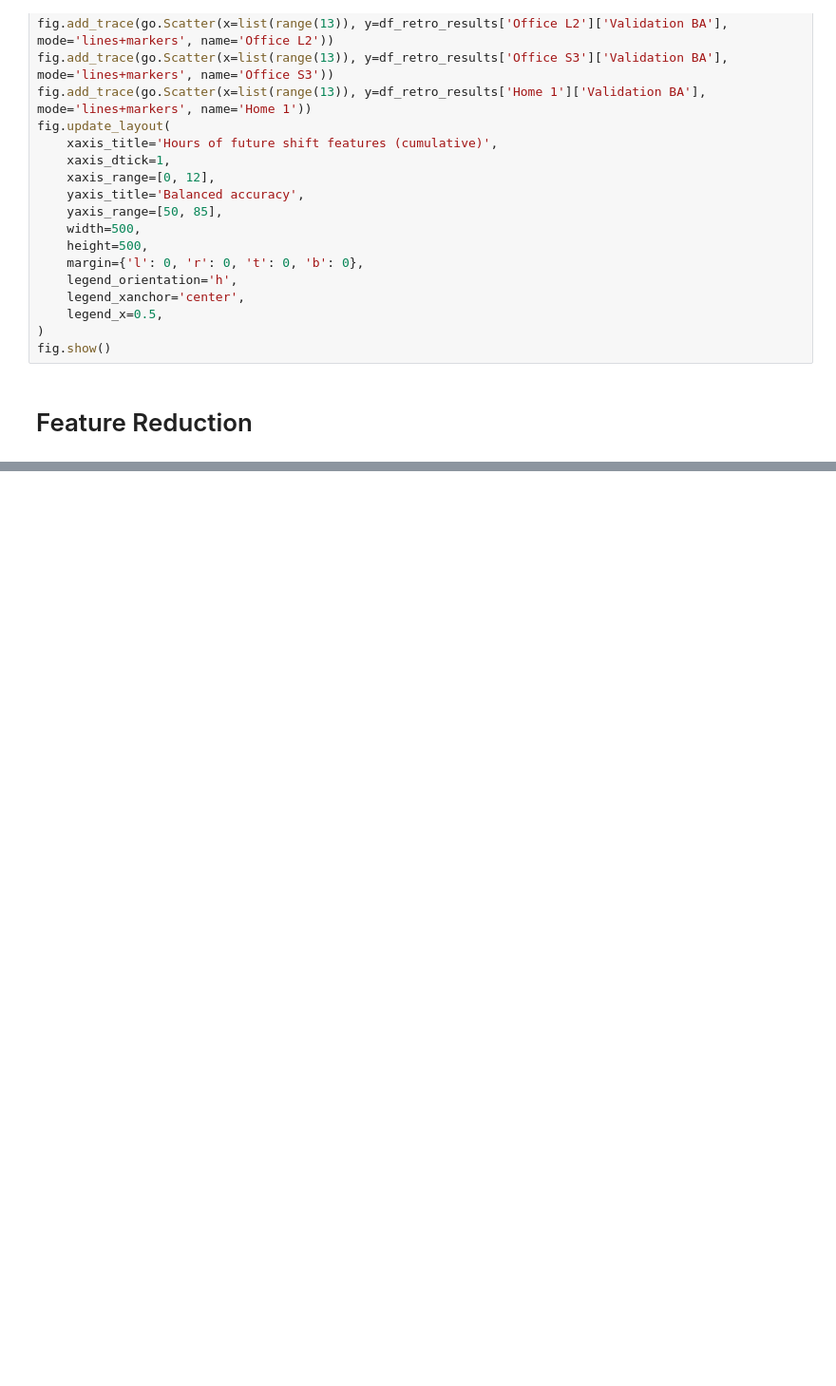
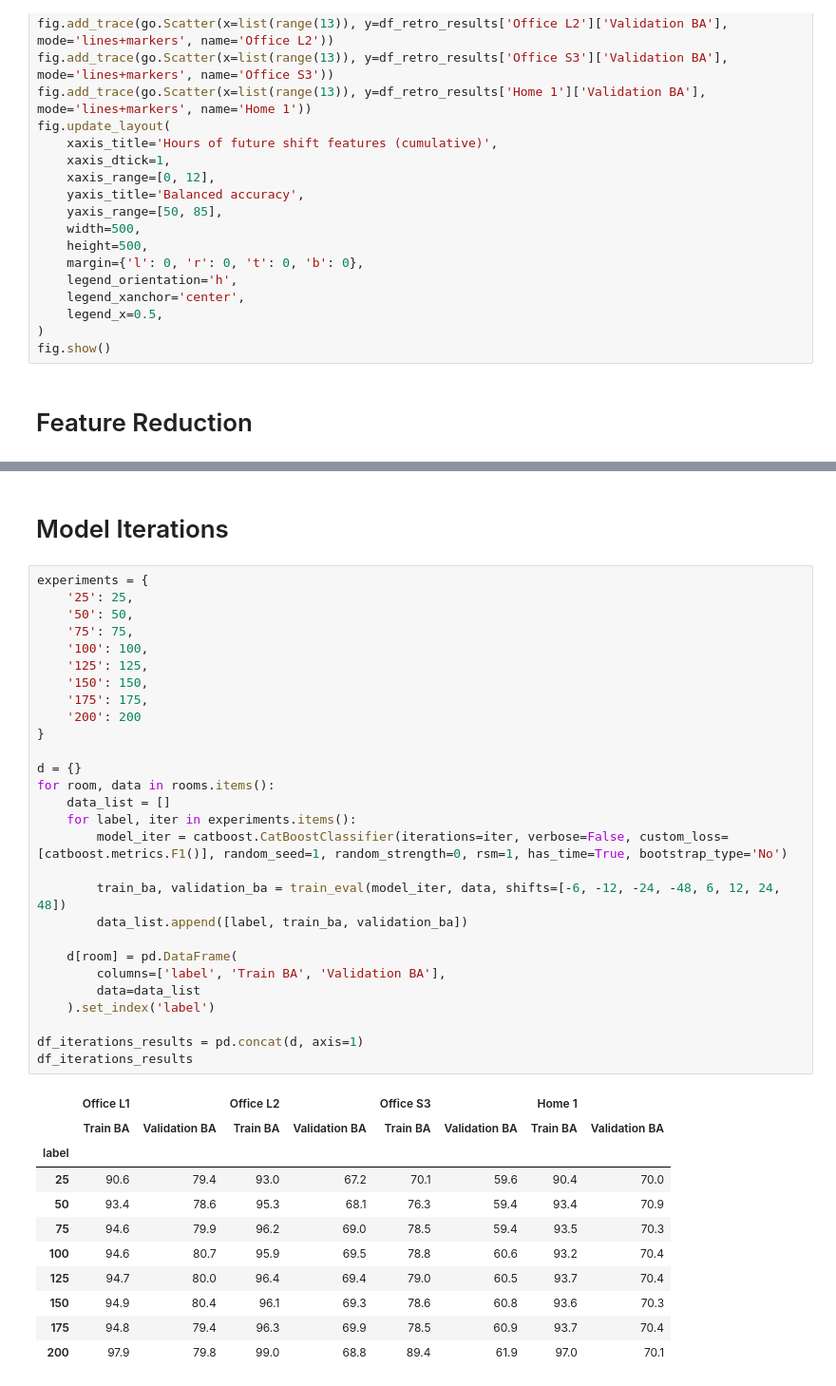
Before and after one commit to predict-idlab/cross-room-CO2-presence-occupancy, a Jupyter notebook: notebooks/2-single-room.ipynb, the cells around one changed output, grey strips where cells are left out. Shown: that part at 95% size. Drawn from its saved outputs; the diff is of its cells as text; blank space fills up the shorter version.

Commit message:
Add model iterations and timing experiments

```diff
--- a/notebooks/2-single-room.ipynb
+++ b/notebooks/2-single-room.ipynb
@@ -240,3 +241,45 @@ df_reduced_results
 | TSF 1/2/4/7/8 hours ago+later | 97.1 | 80.6 | 98.8 | 69.5 | 89.7 | 61.0 | 96.9 | 69.5 |
 | TSF 1/2/4/8 hours ago+later | 94.6 | 80.7 | 95.9 | 69.5 | 78.8 | 60.6 | 93.2 | 70.4 |
 | TSF 1/4/8 hours ago+later | 94.6 | 79.4 | 95.6 | 67.6 | 76.8 | 59.8 | 93.1 | 70.1 |
+# %% [markdown]
+# Model Iterations
+# %%
+experiments = {
+    '25': 25,
+    '50': 50,
+    '75': 75,
+    '100': 100,
+    '125': 125,
+    '150': 150,
+    '175': 175,
+    '200': 200
+}
+
+d = {}
+for room, data in rooms.items():
+    data_list = []
+    for label, iter in experiments.items():
+        model_iter = catboost.CatBoostClassifier(iterations=iter, verbose=False, custom_loss=[catboost.metrics.F1()], random_seed=1, random_strength=0, rsm=1, has_time=True, bootstrap_type='No')
+
+        train_ba, validation_ba = train_eval(model_iter, data, shifts=[-6, -12, -24, -48, 6, 12, 24, 48])
+        data_list.append([label, train_ba, validation_ba])
+
+    d[room] = pd.DataFrame(
+        columns=['label', 'Train BA', 'Validation BA'],
+        data=data_list
+    ).set_index('label')
+
+df_iterations_results = pd.concat(d, axis=1)
+df_iterations_results
+# %% [output]
+|  | Office L1 |  | Office L2 |  | Office S3 |  | Home 1 |  |
+|  | Train BA | Validation BA | Train BA | Validation BA | Train BA | Validation BA | Train BA | Validation BA |
+| label |  |  |  |  |  |  |  |  |
+| 25 | 90.6 | 79.4 | 93.0 | 67.2 | 70.1 | 59.6 | 90.4 | 70.0 |
+| 50 | 93.4 | 78.6 | 95.3 | 68.1 | 76.3 | 59.4 | 93.4 | 70.9 |
+| 75 | 94.6 | 79.9 | 96.2 | 69.0 | 78.5 | 59.4 | 93.5 | 70.3 |
+| 100 | 94.6 | 80.7 | 95.9 | 69.5 | 78.8 | 60.6 | 93.2 | 70.4 |
+| 125 | 94.7 | 80.0 | 96.4 | 69.4 | 79.0 | 60.5 | 93.7 | 70.4 |
+| 150 | 94.9 | 80.4 | 96.1 | 69.3 | 78.6 | 60.8 | 93.6 | 70.3 |
+| 175 | 94.8 | 79.4 | 96.3 | 69.9 | 78.5 | 60.9 | 93.7 | 70.4 |
+| 200 | 97.9 | 79.8 | 99.0 | 68.8 | 89.4 | 61.9 | 97.0 | 70.1 |
```
Also changed, not shown: parts of 4 cells of this notebook, 1 other file.
